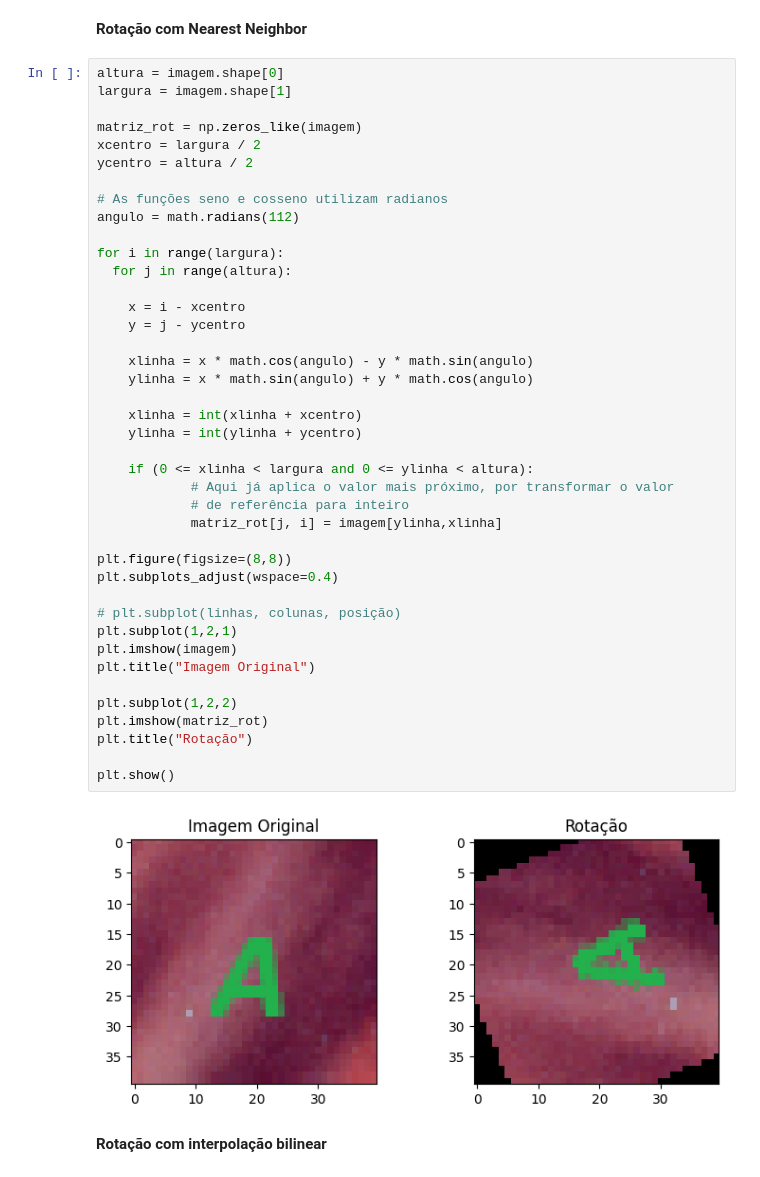
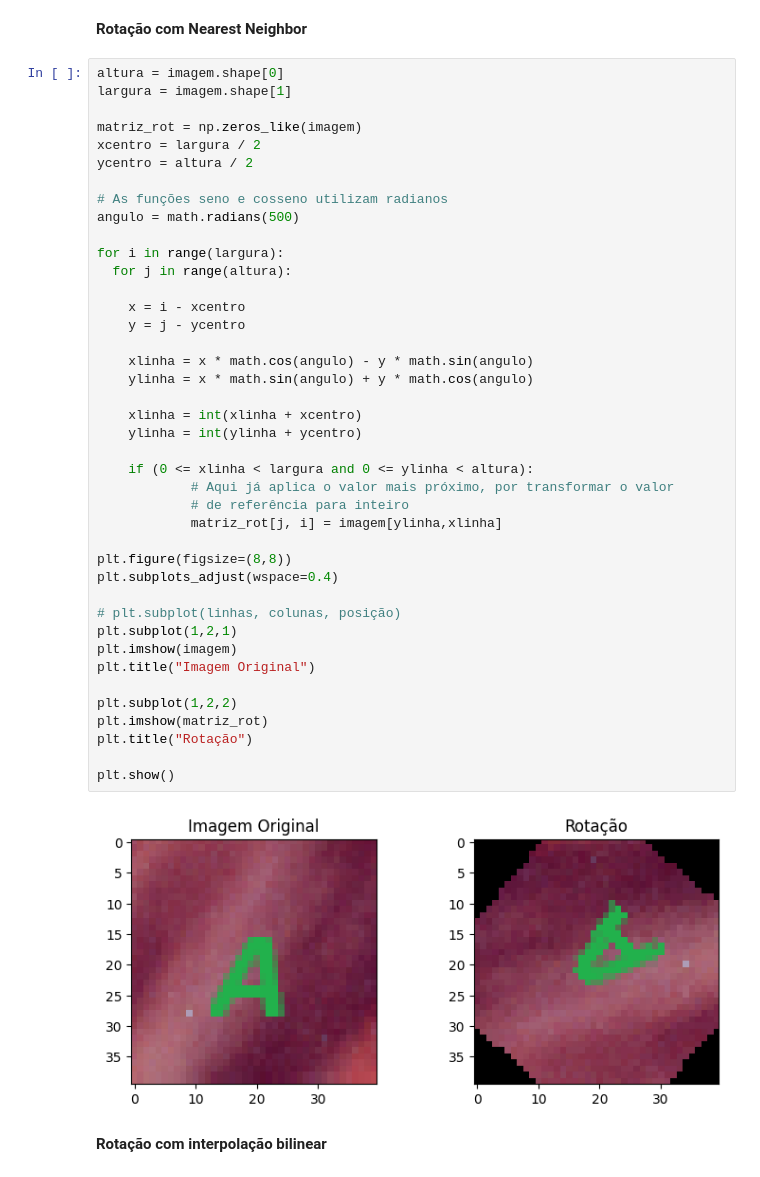
Before and after one commit to Marcio-Salmazo/Aulas, a Jupyter notebook: Processamento de Imagens/Atividades Colab/Manipulacao_Imagens.ipynb, the cells around one changed output. Drawn from its saved outputs; the diff is of its cells as text.

```diff
--- a/Processamento de Imagens/Atividades Colab/Manipulacao_Imagens.ipynb
+++ b/Processamento de Imagens/Atividades Colab/Manipulacao_Imagens.ipynb
@@ -198,40 +190,40 @@ xcentro = largura / 2
 ycentro = altura / 2
 
 # As funções seno e cosseno utilizam radianos
-angulo = math.radians(112)
+angulo = math.radians(500)
 
 for i in range(largura):
   for j in range(altura):
 
     x = i - xcentro
     y = j - ycentro
 
     xlinha = x * math.cos(angulo) - y * math.sin(angulo)
     ylinha = x * math.sin(angulo) + y * math.cos(angulo)
 
     xlinha = int(xlinha + xcentro)
     ylinha = int(ylinha + ycentro)
 
     if (0 <= xlinha < largura and 0 <= ylinha < altura):
             # Aqui já aplica o valor mais próximo, por transformar o valor
             # de referência para inteiro
             matriz_rot[j, i] = imagem[ylinha,xlinha]
 
 plt.figure(figsize=(8,8))
 plt.subplots_adjust(wspace=0.4)
 
 # plt.subplot(linhas, colunas, posição)
 plt.subplot(1,2,1)
 plt.imshow(imagem)
 plt.title("Imagem Original")
 
 plt.subplot(1,2,2)
 plt.imshow(matriz_rot)
 plt.title("Rotação")
 
 plt.show()
 # %% [output]
-[figure, old version]
+[figure, new version]
 # %% [markdown]
 **Rotação com interpolação bilinear**
 # %%
```
Also changed, not shown: parts of 9 cells of this notebook, 7 other files.
